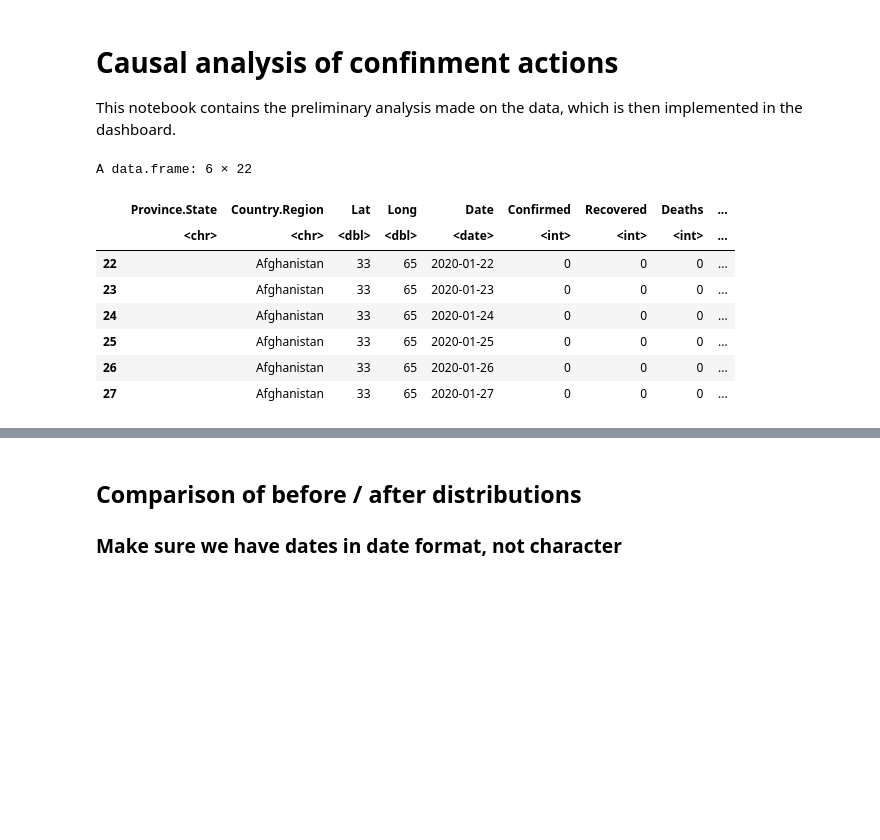
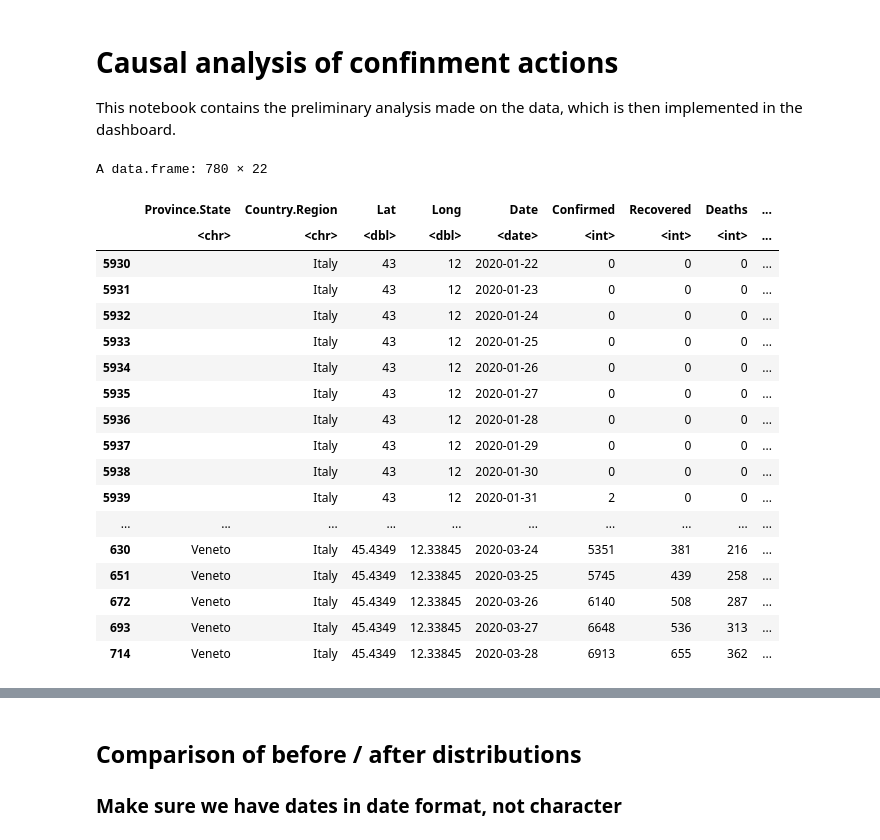
Before and after one commit to TheoVerhelst/ulb-mlg-time-series-impact, a Jupyter notebook: CausalAnalysis.ipynb, the cells around one changed output, grey strips where cells are left out. Drawn from its saved outputs; the diff is of its cells as text; code cells hidden in the pictures; blank space fills up the shorter version.

```diff
--- a/CausalAnalysis.ipynb
+++ b/CausalAnalysis.ipynb
@@ -7,18 +7,28 @@ library(repr) # For changing the size of the plot
 # %%
 counts.df <- readRDS("data/COVID19_Global_Italy_wGrowth.Rdata")
 country.df <- readRDS("data/COVID19_Country_Info.Rdata")
-# %%
-head(counts.df)
-# %% [output]
-A data.frame: 6 × 22
-|  | Province.State | Country.Region | Lat | Long | Date | Confirmed | Recovered | Deaths | ... |
-|  | <chr> | <chr> | <dbl> | <dbl> | <date> | <int> | <int> | <int> | ... |
-| 22 |  | Afghanistan | 33 | 65 | 2020-01-22 | 0 | 0 | 0 | ... |
-| 23 |  | Afghanistan | 33 | 65 | 2020-01-23 | 0 | 0 | 0 | ... |
-| 24 |  | Afghanistan | 33 | 65 | 2020-01-24 | 0 | 0 | 0 | ... |
-| 25 |  | Afghanistan | 33 | 65 | 2020-01-25 | 0 | 0 | 0 | ... |
-| 26 |  | Afghanistan | 33 | 65 | 2020-01-26 | 0 | 0 | 0 | ... |
-| 27 |  | Afghanistan | 33 | 65 | 2020-01-27 | 0 | 0 | 0 | ... |
+# %%
+counts.df[counts.df$Country.Region == "Italy",]
+# %% [output]
+A data.frame: 780 × 22
+|  | Province.State | Country.Region | Lat | Long | Date | Confirmed | Recovered | Deaths | ... |
+|  | <chr> | <chr> | <dbl> | <dbl> | <date> | <int> | <int> | <int> | ... |
+| 5930 |  | Italy | 43 | 12 | 2020-01-22 | 0 | 0 | 0 | ... |
+| 5931 |  | Italy | 43 | 12 | 2020-01-23 | 0 | 0 | 0 | ... |
+| 5932 |  | Italy | 43 | 12 | 2020-01-24 | 0 | 0 | 0 | ... |
+| 5933 |  | Italy | 43 | 12 | 2020-01-25 | 0 | 0 | 0 | ... |
+| 5934 |  | Italy | 43 | 12 | 2020-01-26 | 0 | 0 | 0 | ... |
+| 5935 |  | Italy | 43 | 12 | 2020-01-27 | 0 | 0 | 0 | ... |
+| 5936 |  | Italy | 43 | 12 | 2020-01-28 | 0 | 0 | 0 | ... |
+| 5937 |  | Italy | 43 | 12 | 2020-01-29 | 0 | 0 | 0 | ... |
+| 5938 |  | Italy | 43 | 12 | 2020-01-30 | 0 | 0 | 0 | ... |
+| 5939 |  | Italy | 43 | 12 | 2020-01-31 | 2 | 0 | 0 | ... |
+| ... | ... | ... | ... | ... | ... | ... | ... | ... | ... |
+| 630 | Veneto | Italy | 45.4349 | 12.33845 | 2020-03-24 | 5351 | 381 | 216 | ... |
+| 651 | Veneto | Italy | 45.4349 | 12.33845 | 2020-03-25 | 5745 | 439 | 258 | ... |
+| 672 | Veneto | Italy | 45.4349 | 12.33845 | 2020-03-26 | 6140 | 508 | 287 | ... |
+| 693 | Veneto | Italy | 45.4349 | 12.33845 | 2020-03-27 | 6648 | 536 | 313 | ... |
+| 714 | Veneto | Italy | 45.4349 | 12.33845 | 2020-03-28 | 6913 | 655 | 362 | ... |
 # %%
 head(country.df)
 # %% [output]
```
Also changed, not shown: parts of 7 cells of this notebook, 1 other file.
